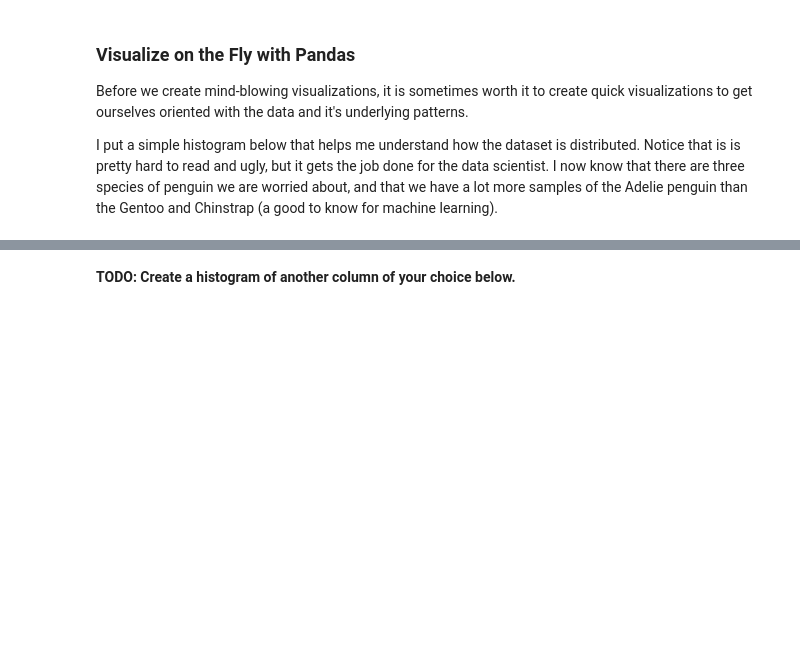
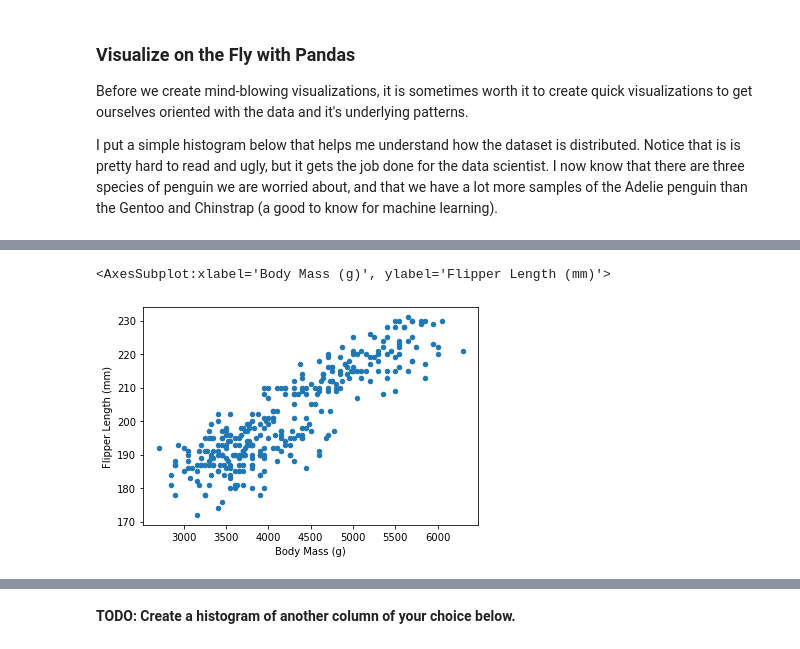
Before and after one commit to ryand0n/SC2022-BatchD-electric-pythons, a Jupyter notebook: Demo/week1/EDA_mini_project.ipynb, the cells around one changed output, grey strips where cells are left out. Drawn from its saved outputs; the diff is of its cells as text; code cells hidden in the pictures; blank space fills up the shorter version.

```diff
--- a/Demo/week1/EDA_mini_project.ipynb
+++ b/Demo/week1/EDA_mini_project.ipynb
@@ -229,0 +237,5 @@ I put a simple histogram below that helps me understand how the dataset is distr
+# %%
+penguins_dataframe.plot.scatter('Body Mass (g)', 'Flipper Length (mm)')
+# %% [output]
+<AxesSubplot:xlabel='Body Mass (g)', ylabel='Flipper Length (mm)'>
+[figure, added]
```
Also changed, not shown: parts of 6 cells of this notebook, 34 other files.
